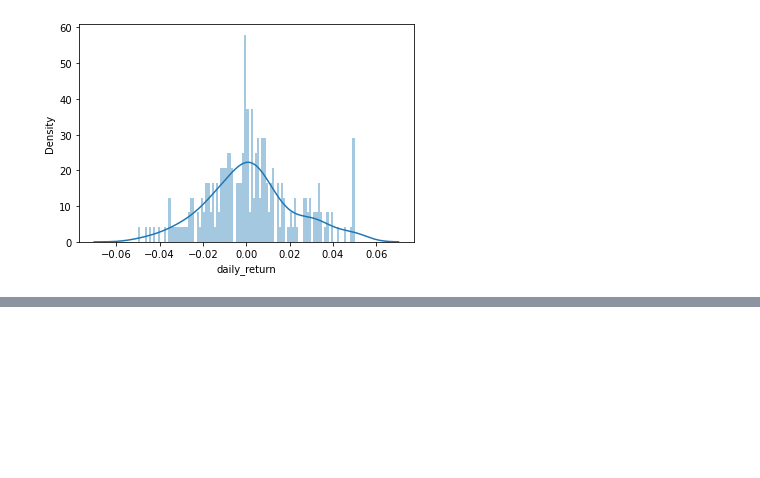
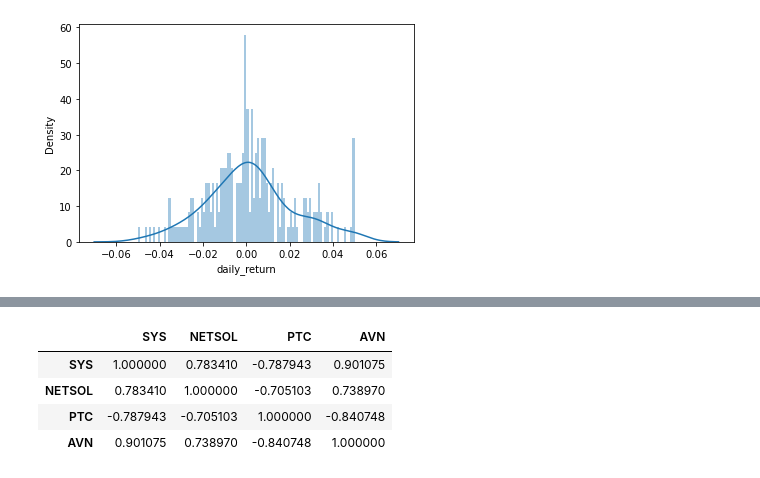
Before and after one commit to simiel/Predictive-Analysis-with-Python, a Jupyter notebook: Project1.ipynb, the cells around one changed output, grey strips where cells are left out. Cells and saved outputs as stored; diff of their text form; code cells hidden in the pictures; blank space fills up the shorter version.

```diff
--- a/Project1.ipynb
+++ b/Project1.ipynb
@@ -106,0 +120,9 @@ Most of the values are close to zero, the stock of SYS seem stable over the peri
+# %%
+correlation_values = correlation_data.corr()
+correlation_values
+# %% [output]
+|  | SYS | NETSOL | PTC | AVN |
+| SYS | 1.000000 | 0.783410 | -0.787943 | 0.901075 |
+| NETSOL | 0.783410 | 1.000000 | -0.705103 | 0.738970 |
+| PTC | -0.787943 | -0.705103 | 1.000000 | -0.840748 |
+| AVN | 0.901075 | 0.738970 | -0.840748 | 1.000000 |
```
Also changed, not shown: parts of 5 cells of this notebook.
